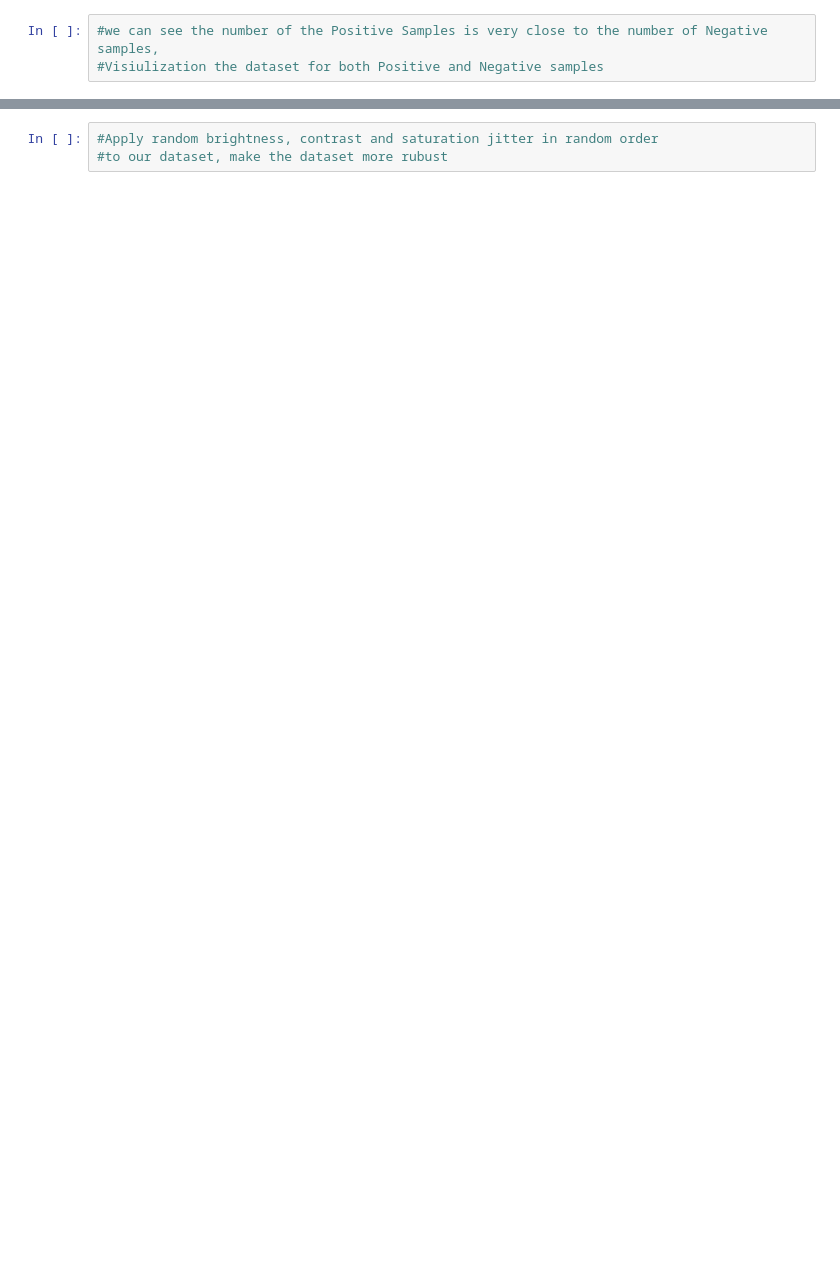
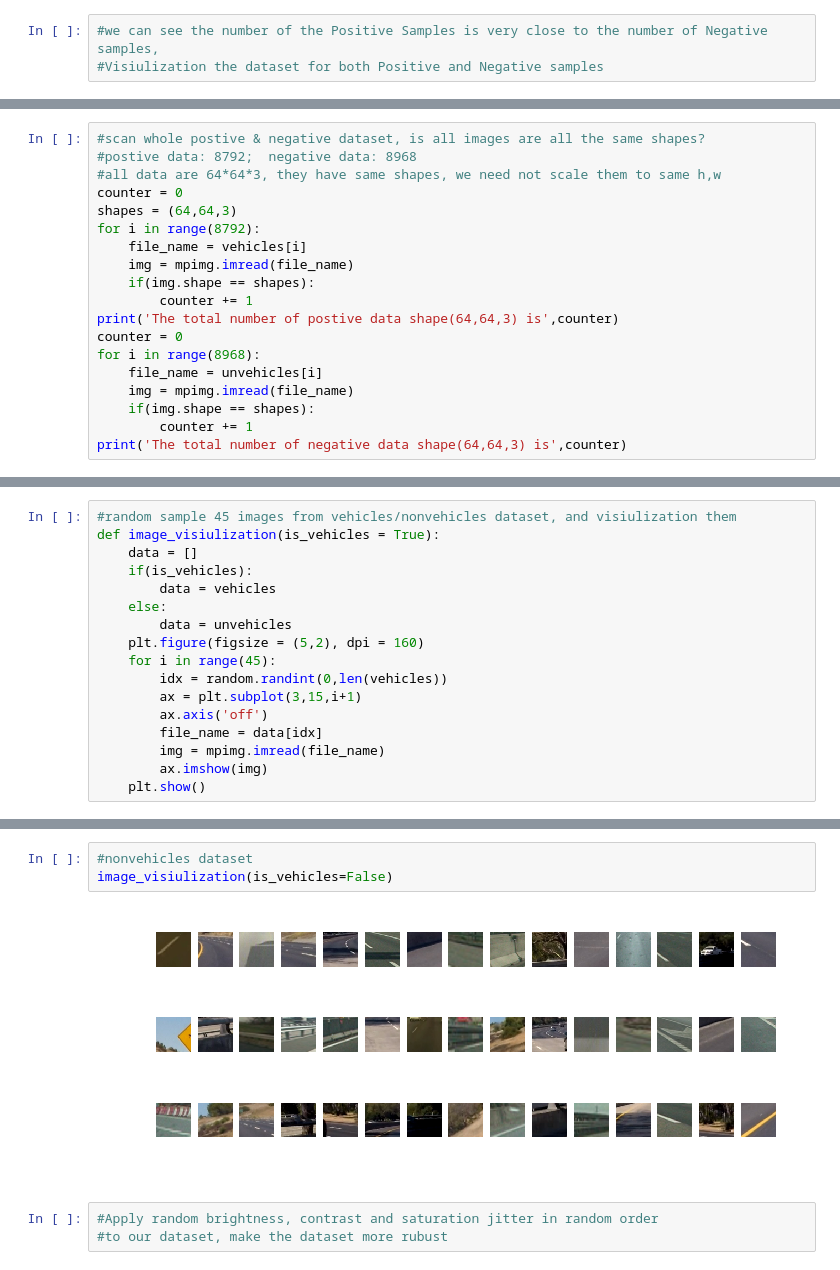
Before and after one commit to Walter1218/self_driving_car_ND, a Jupyter notebook: CarND-Vehicle-Detection-P5/pipeline.ipynb, the cells around one changed output, grey strips where cells are left out. Saved outputs shown, nothing was run; the diff lists cells and outputs as text; blank space fills up the shorter version.

```diff
--- a/CarND-Vehicle-Detection-P5/pipeline.ipynb
+++ b/CarND-Vehicle-Detection-P5/pipeline.ipynb
@@ -31,0 +66,19 @@ plt.show()
+# %%
+#scan whole postive & negative dataset, is all images are all the same shapes?
+#postive data: 8792;  negative data: 8968
+#all data are 64*64*3, they have same shapes, we need not scale them to same h,w
+counter = 0
+shapes = (64,64,3)
+for i in range(8792):
+    file_name = vehicles[i]
+    img = mpimg.imread(file_name)
+    if(img.shape == shapes):
+        counter += 1
+print('The total number of postive data shape(64,64,3) is',counter)
+counter = 0
+for i in range(8968):
+    file_name = unvehicles[i]
+    img = mpimg.imread(file_name)
+    if(img.shape == shapes):
+        counter += 1
+print('The total number of negative data shape(64,64,3) is',counter)
@@ -31,0 +88,17 @@ plt.show()
+# %%
+#random sample 45 images from vehicles/nonvehicles dataset, and visiulization them
+def image_visiulization(is_vehicles = True):
+    data = []
+    if(is_vehicles):
+        data = vehicles
+    else:
+        data = unvehicles
+    plt.figure(figsize = (5,2), dpi = 160)
+    for i in range(45):
+        idx = random.randint(0,len(vehicles))
+        ax = plt.subplot(3,15,i+1)
+        ax.axis('off')
+        file_name = data[idx]
+        img = mpimg.imread(file_name)
+        ax.imshow(img)
+    plt.show()
@@ -32,3 +110,8 @@ plt.show()
+# %%
+#nonvehicles dataset
+image_visiulization(is_vehicles=False)
+# %% [output]
+[figure, added]
 # %%
 #Apply random brightness, contrast and saturation jitter in random order
 #to our dataset, make the dataset more rubust
```
Also changed, not shown: parts of 34 cells of this notebook.
